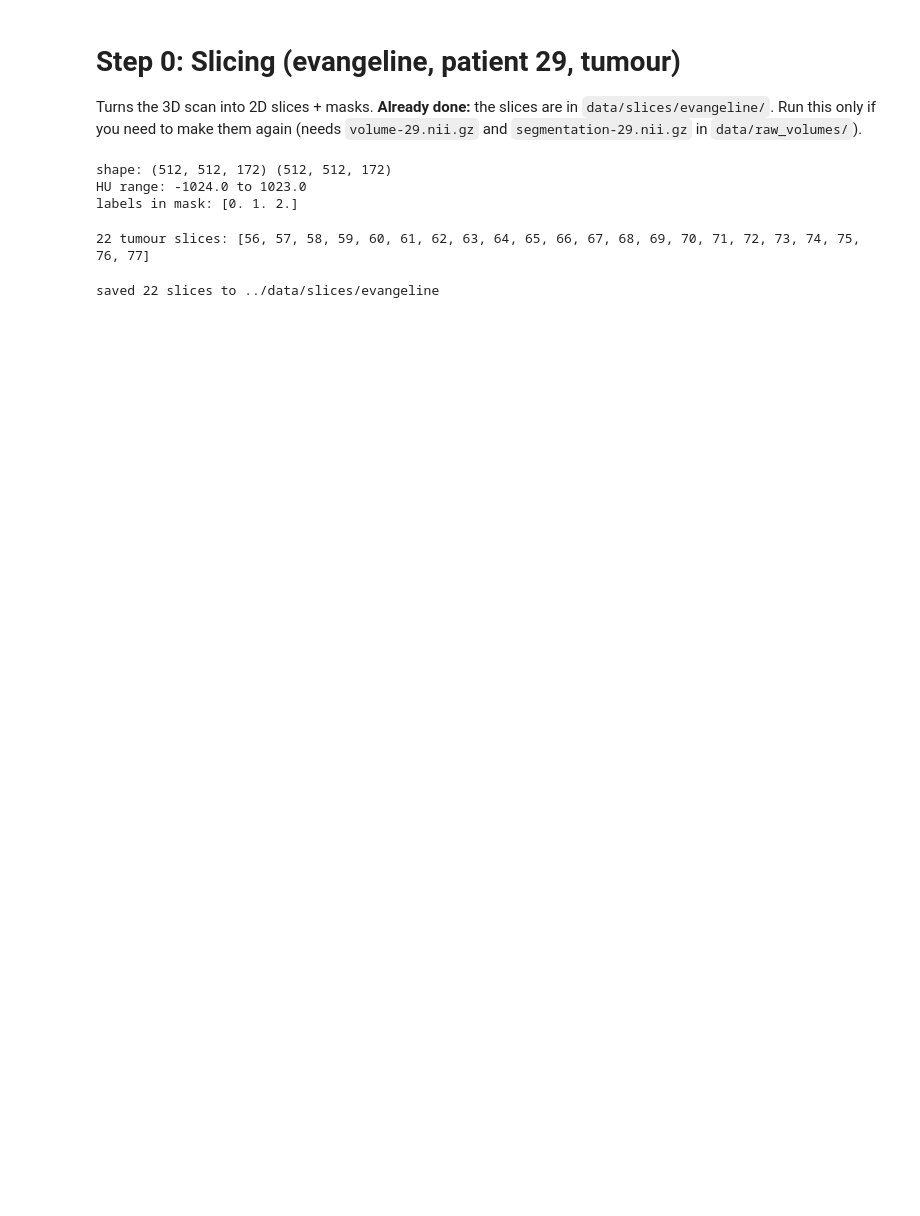
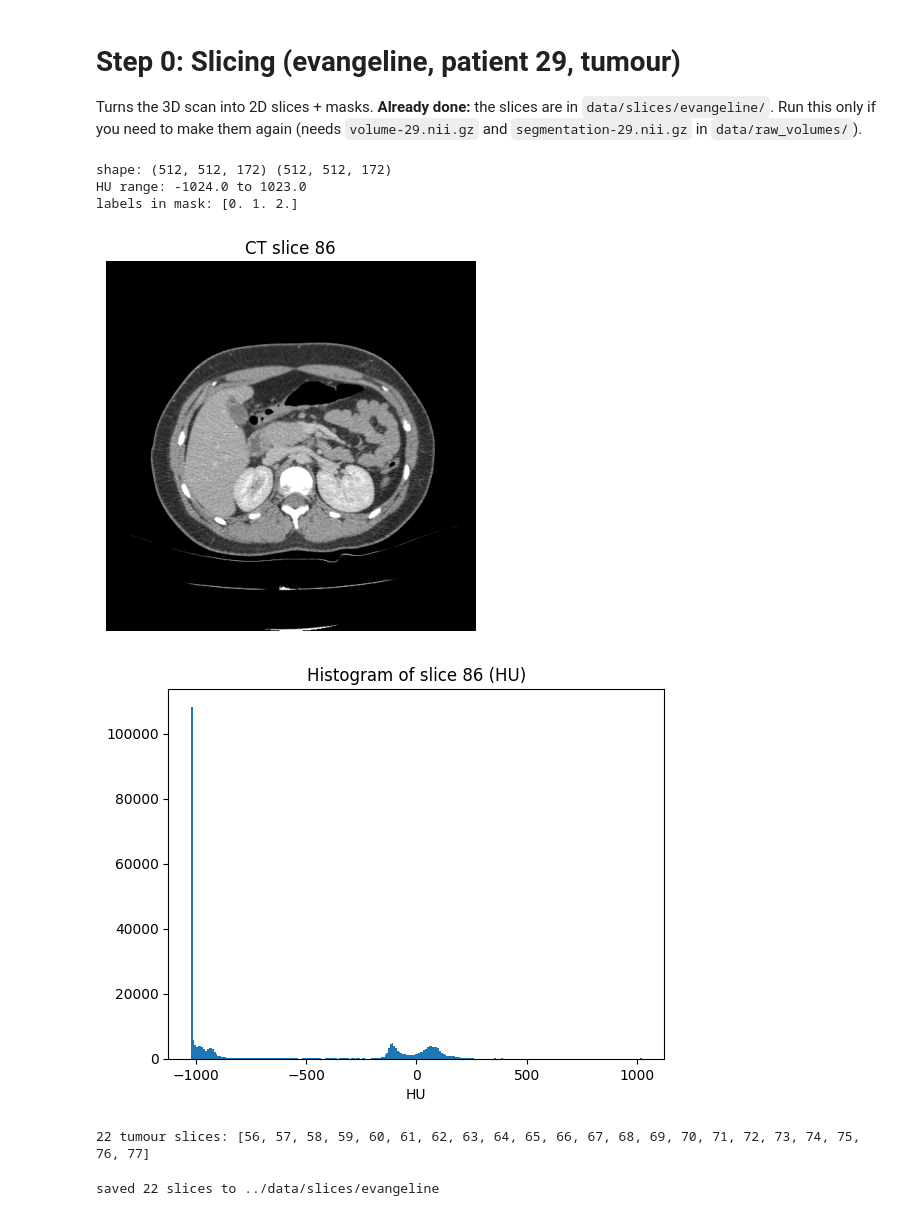
Before and after one commit to samasaeed-mv/imaging-assignment-, a Jupyter notebook: phase1/01_slicing_evangeline.ipynb, the cells around one changed output. Saved outputs shown, nothing was run; the diff lists cells and outputs as text; code cells hidden in the pictures; blank space fills up the shorter version.

```diff
--- a/phase1/01_slicing_evangeline.ipynb
+++ b/phase1/01_slicing_evangeline.ipynb
@@ -17,6 +17,7 @@ OUT = f"../data/slices/{NAME}"
 # %%
-vol = nib.load(f"{RAW}/volume-{PATIENT}.nii.gz").get_fdata()        # CT, values in HU
-seg = nib.load(f"{RAW}/segmentation-{PATIENT}.nii.gz").get_fdata()  # 0 bg, 1 liver, 2 tumour
+# load the 3D CT volume and its mask (like imread, but for a 3D NIfTI file)
+vol = nib.load(RAW + "/volume-" + str(PATIENT) + ".nii.gz").get_fdata()        # CT, values in HU
+seg = nib.load(RAW + "/segmentation-" + str(PATIENT) + ".nii.gz").get_fdata()  # 0 bg, 1 liver, 2 tumour
 print("shape:", vol.shape, seg.shape)
 print("HU range:", vol.min(), "to", vol.max())
 print("labels in mask:", np.unique(seg))
@@ -24,4 +25,22 @@ print("labels in mask:", np.unique(seg))
 shape: (512, 512, 172) (512, 512, 172)
 HU range: -1024.0 to 1023.0
 labels in mask: [0. 1. 2.]
+# %%
+# show the middle slice (rot90 fixes the sideways orientation)
+middle = vol.shape[2] // 2
+plt.figure()
+plt.imshow(np.rot90(vol[:, :, middle]), cmap='gray', vmin=-200, vmax=250)
+plt.title('CT slice ' + str(middle))
+plt.axis('off')
+plt.show()
+
+# look at the histogram of the HU values: air near -1000, soft tissue near 0 to 100, bone above 300
+plt.figure()
+plt.hist(vol[:, :, middle].ravel(), bins=256)
+plt.title('Histogram of slice ' + str(middle) + ' (HU)')
+plt.xlabel('HU')
+plt.show()
+# %% [output]
+[figure, added]
+[figure, added]
 # %%
```
Also changed, not shown: parts of 4 cells of this notebook.
